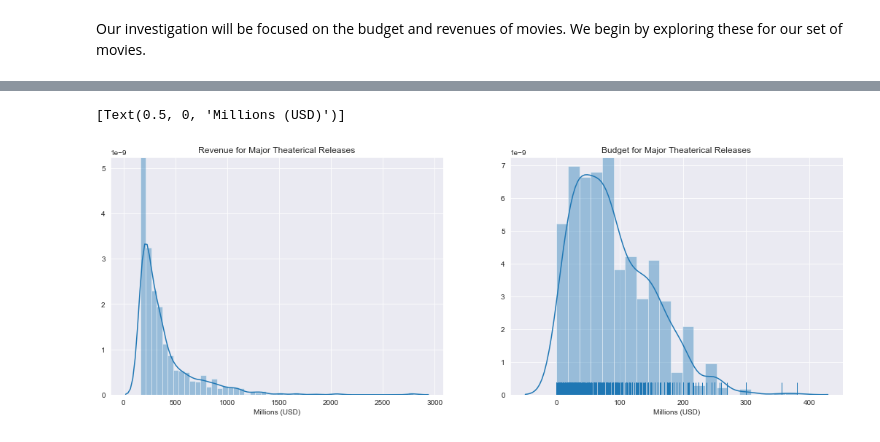
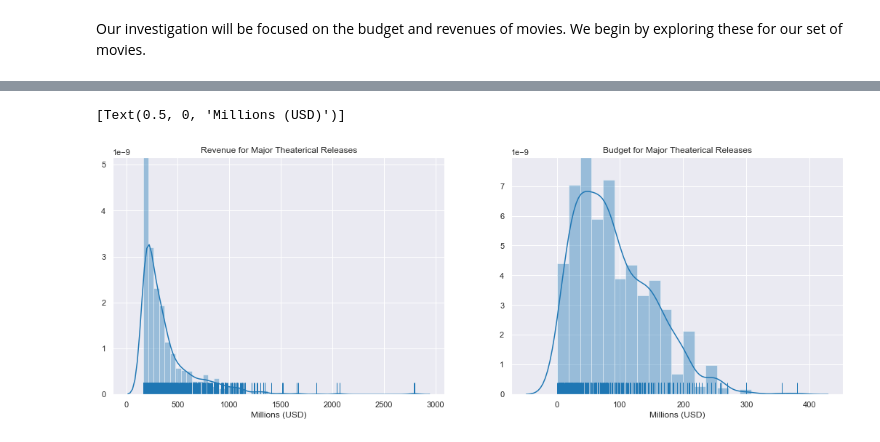
Before and after one commit to sciencelee/dsc-mod-1-project-v2-1-online-ds-sp-000, a Jupyter notebook: student.ipynb, the cells around one changed output, grey strips where cells are left out. Drawn from its saved outputs; the diff is of its cells as text; code cells hidden in the pictures.

Commit message:
calculated coeff and added central tendency for revenue budget

```diff
--- a/student.ipynb
+++ b/student.ipynb
@@ -102,5 +120,5 @@ all_my_movies[0]  # look at data for first movie
 # lets grab all of the movie numbers
 movie_ids = [movie['id'] for movie in all_my_movies]
 
-movie_ids[:5]
+movie_ids.pop(0)
 # %% [output]
@@ -167,7 +182,7 @@ all_movie_details[0]['runtime']  # each list item is a movie dict
 
 
 df = pd.DataFrame(all_movie_details)
-df = df[(df['vote_count'] > 0) & (df['runtime'] > 60)]  # get rid of shorts and non voted
+df = df[(df['vote_count'] > 0) & (df['runtime'] > 60) & (df['revenue'] > 5e5) & (df['budget'] > 5e5)]  # get rid of shorts and non voted
 
-df
+df.isna().sum()  # all the data will work for our purposes.  We might later drop some cols to simplify
 # %% [output]
@@ -221,0 +254,29 @@ NameError: name 'df' is not defined
+# %%
+# df with just revenue and budget
+df_returns = df[['budget', 'revenue']].copy()
+
+sns.set_style('darkgrid')
+dims = (6, 18)
+
+# df with just revenue and budget
+df_returns = df[['budget', 'revenue']].copy()
+
+sns.set_style('darkgrid')
+sns.set_context("notebook")
+
+
+dims = (18, 6)
+
+
+#sns.boxplot(data=df_returns, palette='Reds')
+# xlabels = ['{:d}'.format(int(x/1000000)) for x in ax.get_xticks()]
+# ax.set_title("Revenue for Major Theaterical Releases")
+# ax.set_xticklabels(xlabels)
+# ax.set(xlabel='Millions (USD)')
+
+plt.figure(figsize=(16, 6))
+
+ax = sns.boxplot(data=df_returns, palette='Blues', orient='h')
+xlabels = ['{:d}'.format(int(x/1000000)) for x in ax.get_xticks()]
+ax.set_xticklabels(xlabels)
+ax.set(xlabel="Millions (USD))")
@@ -222,22 +286,23 @@ NameError: name 'df' is not defined
 # %%
 
 
 dims = (18, 6)
 fig, ax = plt.subplots(1, 2, figsize=dims)
 
-sns.distplot(df['revenue'], ax=ax[0])
+# Revenue regression plot
+sns.distplot(df['revenue'], ax=ax[0], rug=True)
 ax[0].set_title("Revenue for Major Theaterical Releases")
 xlabels = ['{:d}'.format(int(x/1000000)) for x in ax[0].get_xticks()]
 ax[0].set_xticklabels(xlabels)
 ax[0].set(xlabel='Millions (USD)')
 
 
-
+# Budget regression plot
 sns.distplot(df['budget'], ax=ax[1], rug=True)
 ax[1].set_title("Budget for Major Theaterical Releases")
 xlabels = ['{:d}'.format(int(x/1000000)) for x in ax[1].get_xticks()]
 ax[1].set_xticklabels(xlabels)
 ax[1].set(xlabel='Millions (USD)')
 # %% [output]
 [Text(0.5, 0, 'Millions (USD)')]
-[figure, old version]
+[figure, new version]
```
Also changed, not shown: parts of 13 cells of this notebook.
